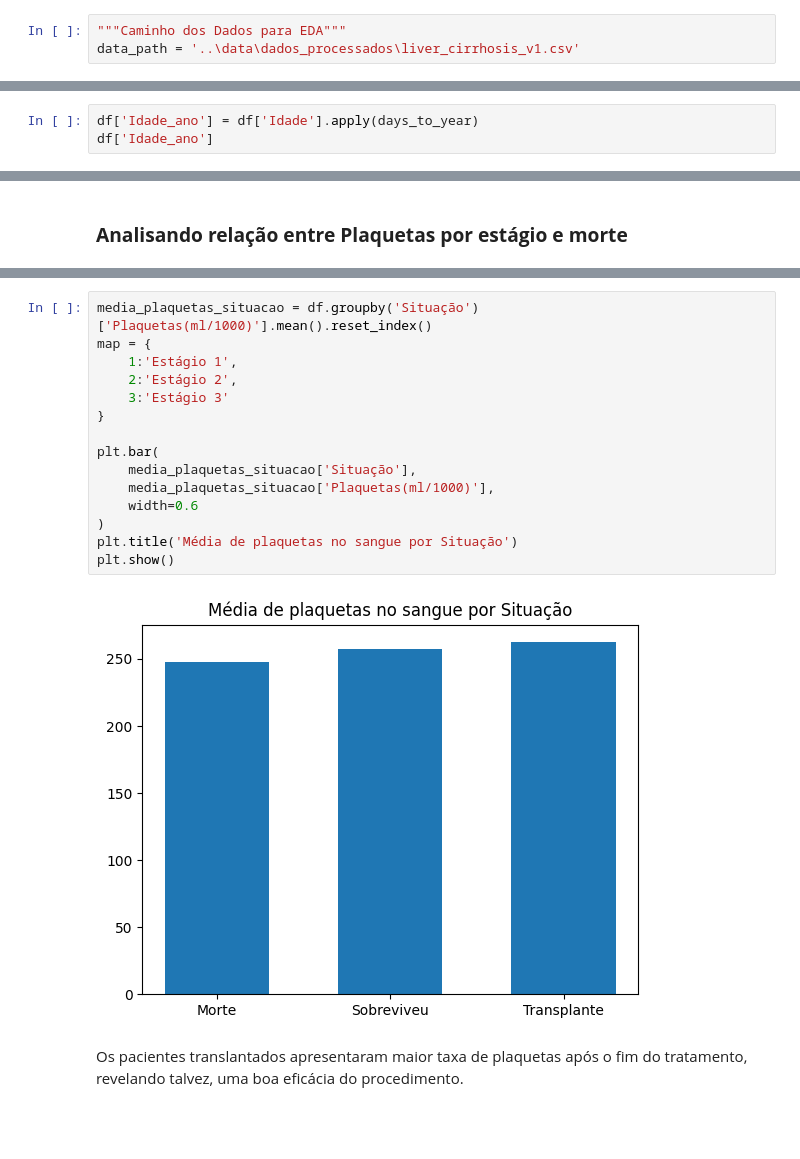
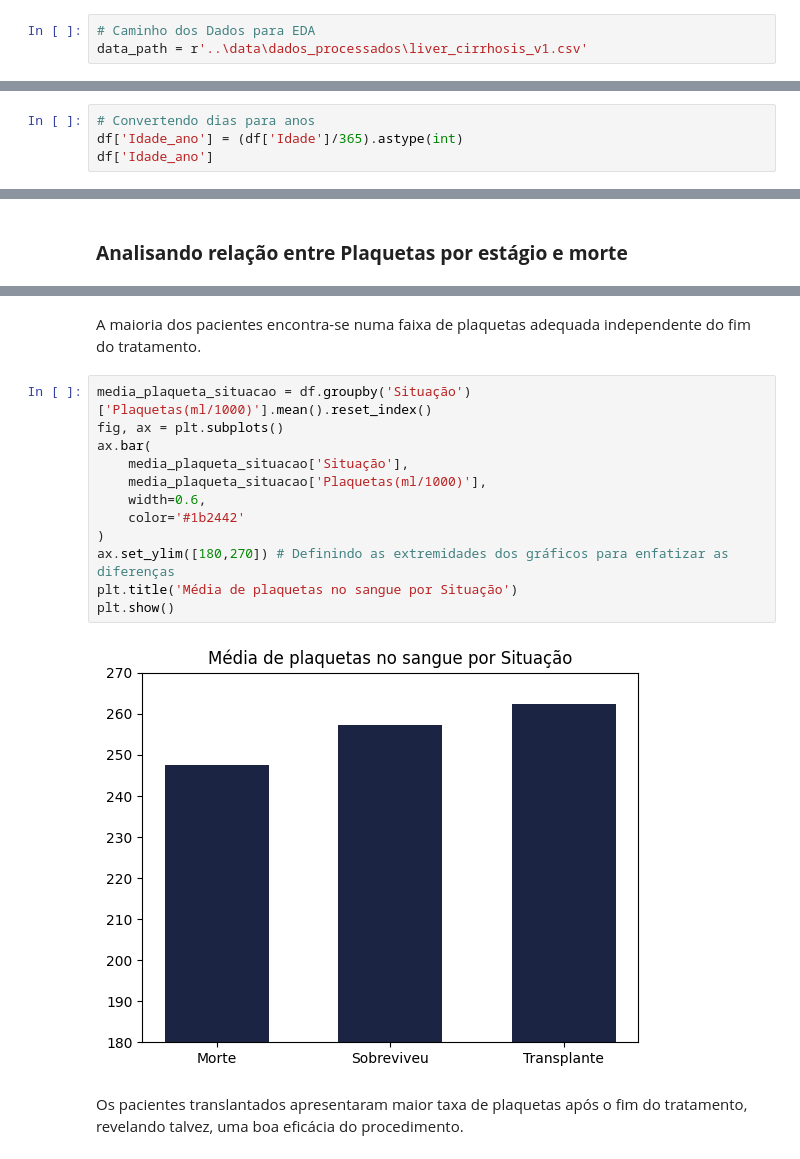
Before and after one commit to rodrigo0567/Cirrosifier-TRAINEES1, a Jupyter notebook: notebooks/eda_numericos.ipynb, the cells around one changed output, grey strips where cells are left out. Saved outputs shown, nothing was run; the diff lists cells and outputs as text; blank space fills up the shorter version.

Commit message:
code corrections and graphics done

```diff
--- a/notebooks/eda_numericos.ipynb
+++ b/notebooks/eda_numericos.ipynb
@@ -9,4 +9,4 @@ import matplotlib.pyplot as plt #Visualização de dados
 # %%
-"""Caminho dos Dados para EDA"""
-data_path = '..\data\dados_processados\liver_cirrhosis_v1.csv'
+# Caminho dos Dados para EDA
+data_path = r'..\data\dados_processados\liver_cirrhosis_v1.csv'
 # %%
@@ -46,4 +37,5 @@ def days_to_year(days) -> int:
 # %%
-df['Idade_ano'] = df['Idade'].apply(days_to_year)
+# Convertendo dias para anos
+df['Idade_ano'] = (df['Idade']/365).astype(int)
 df['Idade_ano']
 # %% [output]
@@ -426,19 +676,18 @@ Perceba que conforme o estágio aumenta, a taxa de plaquetas diminui, acarretand
+# %% [markdown]
+A maioria dos pacientes encontra-se numa faixa de plaquetas adequada independente do fim do tratamento.
 # %%
-media_plaquetas_situacao = df.groupby('Situação')['Plaquetas(ml/1000)'].mean().reset_index()
-map = {
-    1:'Estágio 1',
-    2:'Estágio 2',
-    3:'Estágio 3'
-}
-
-plt.bar(
-    media_plaquetas_situacao['Situação'],
-    media_plaquetas_situacao['Plaquetas(ml/1000)'],
-    width=0.6
+media_plaqueta_situacao = df.groupby('Situação')['Plaquetas(ml/1000)'].mean().reset_index()
+fig, ax = plt.subplots()
+ax.bar(
+    media_plaqueta_situacao['Situação'],
+    media_plaqueta_situacao['Plaquetas(ml/1000)'],
+    width=0.6,
+    color='#1b2442'
 )
+ax.set_ylim([180,270]) # Definindo as extremidades dos gráficos para enfatizar as diferenças
 plt.title('Média de plaquetas no sangue por Situação')
 plt.show()
 # %% [output]
-[figure, old version]
+[figure, new version]
 # %% [markdown]
 Os pacientes translantados apresentaram maior taxa de plaquetas após o fim do tratamento, revelando talvez, uma boa eficácia do procedimento.
```
Also changed, not shown: parts of 70 cells of this notebook.
